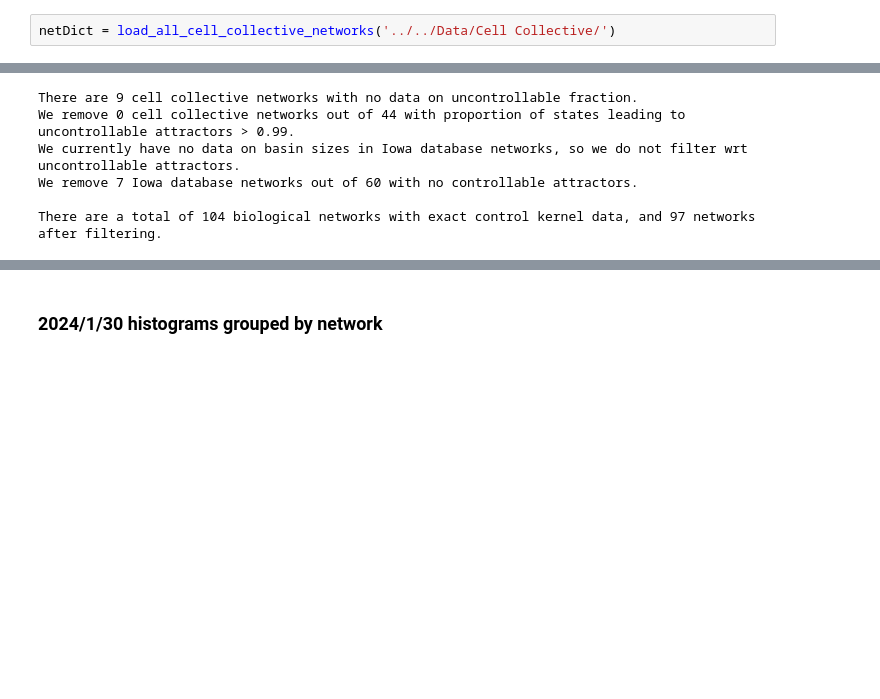
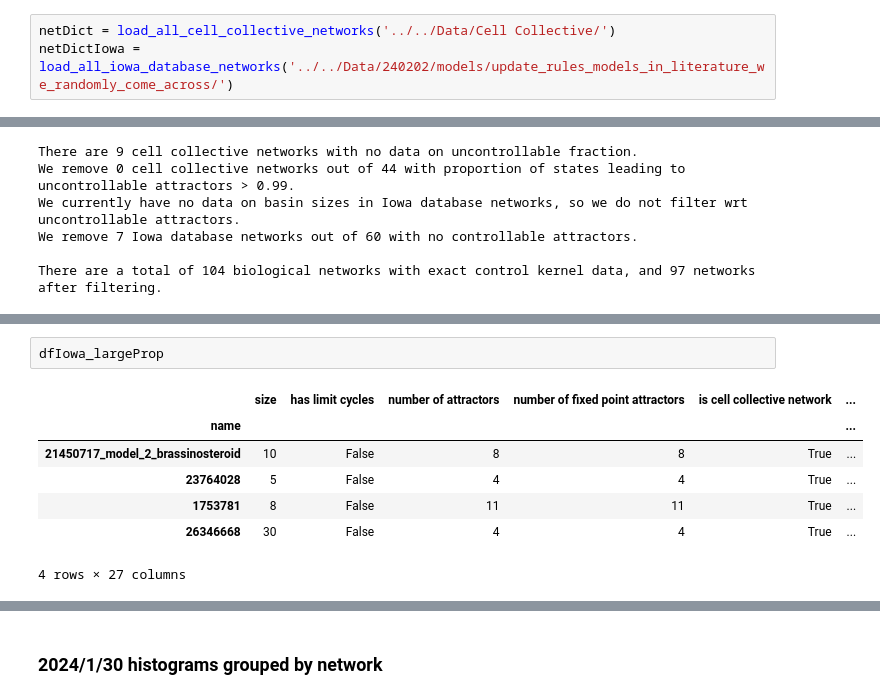
Before and after one commit to bcdaniels/Control-of-Synthetic-Boolean-Networks, a Jupyter notebook: CK_basin_sizes/basin-paper-figures.ipynb, the cells around one changed output, grey strips where cells are left out. Drawn from its saved outputs; the diff is of its cells as text; blank space fills up the shorter version.

```diff
--- a/CK_basin_sizes/basin-paper-figures.ipynb
+++ b/CK_basin_sizes/basin-paper-figures.ipynb
@@ -465,2 +563,3 @@ from preimages import leaf_nodes
 # %%
 netDict = load_all_cell_collective_networks('../../Data/Cell Collective/')
+netDictIowa = load_all_iowa_database_networks('../../Data/240202/models/update_rules_models_in_literature_we_randomly_come_across/')
@@ -666,0 +772,10 @@ There are 1 Iowa database networks out of 53 with proportion of isolated fixed p
+# %%
+dfIowa_largeProp
+# %% [output]
+|  | size | has limit cycles | number of attractors | number of fixed point attractors | is cell collective network | ... |
+| name |  |  |  |  |  | ... |
+| 21450717_model_2_brassinosteroid | 10 | False | 8 | 8 | True | ... |
+| 23764028 | 5 | False | 4 | 4 | True | ... |
+| 1753781 | 8 | False | 11 | 11 | True | ... |
+| 26346668 | 30 | False | 4 | 4 | True | ... |
+4 rows × 27 columns
```
Also changed, not shown: parts of 14 cells of this notebook, 2 other files.
